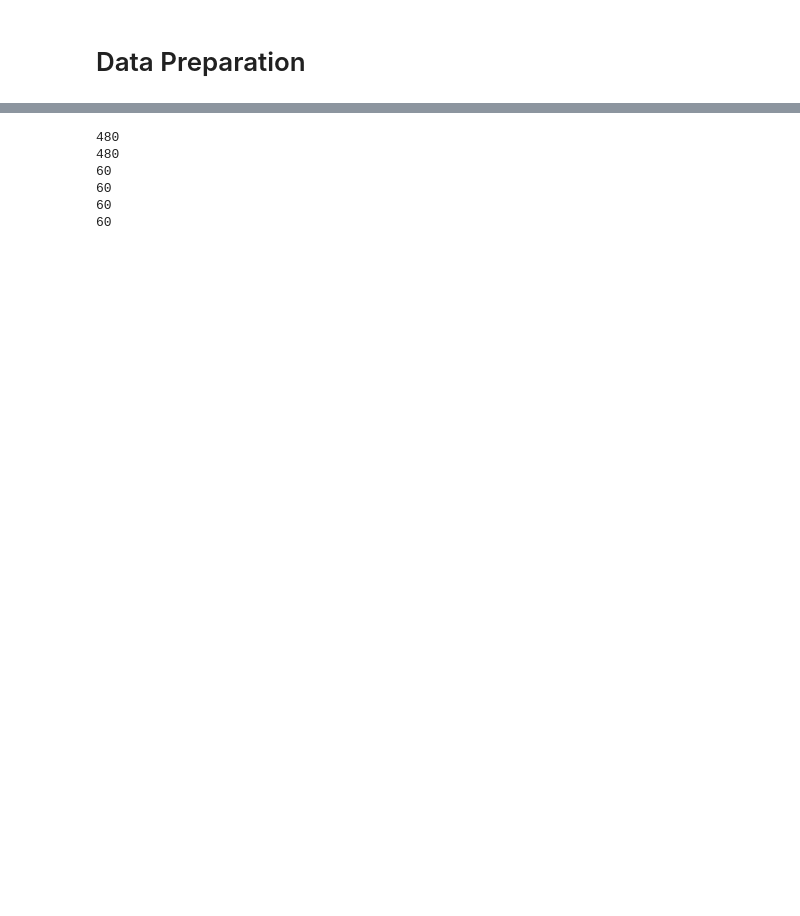
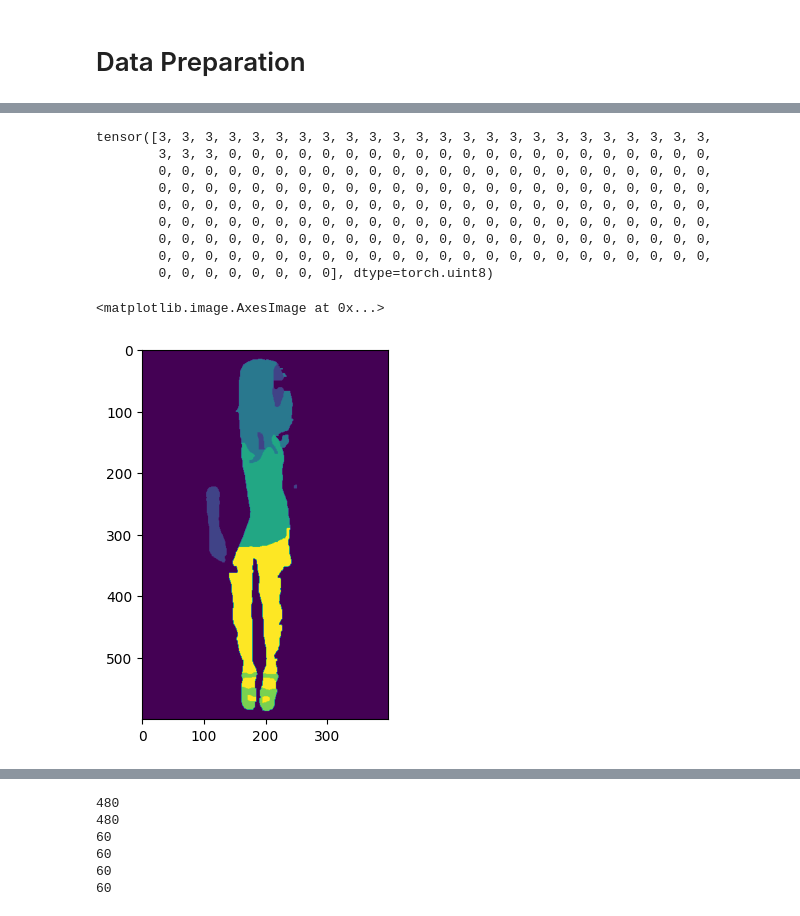
Before and after one commit to Hamza-333/Image_Segmentation, a Jupyter notebook: CSC420_Final_Project.ipynb, the cells around one changed output, grey strips where cells are left out. Saved outputs shown, nothing was run; the diff lists cells and outputs as text; code cells hidden in the pictures; blank space fills up the shorter version.

```diff
--- a/CSC420_Final_Project.ipynb
+++ b/CSC420_Final_Project.ipynb
@@ -23,3 +24,3 @@ Mounted at /content/gdrive
 # %%
-example_clothing = read_image("/content/gdrive/MyDrive/CSC420_Final_Project/project3/labels_clothing/0001_clothes.png")
-example_person = read_image("/content/gdrive/MyDrive/CSC420_Final_Project/project3/labels_person/0001_person.png")
+example_clothing = read_image("/content/gdrive/MyDrive/CSC420_Final_Project/project3/project3/labels_clothing/0001_clothes.png")
+example_person = read_image("/content/gdrive/MyDrive/CSC420_Final_Project/project3/project3/labels_person/0001_person.png")
@@ -88,6 +81,19 @@ print(example_img[0, 30, 100:])
 # %%
 #example clothing label
-print(example_clothing[0, 30, 100:])
+print(example_clothing[0, 200, 200:])
+plt.imshow(example_clothing[0])
+# %% [output]
+tensor([3, 3, 3, 3, 3, 3, 3, 3, 3, 3, 3, 3, 3, 3, 3, 3, 3, 3, 3, 3, 3, 3, 3, 3,
+        3, 3, 3, 0, 0, 0, 0, 0, 0, 0, 0, 0, 0, 0, 0, 0, 0, 0, 0, 0, 0, 0, 0, 0,
+        0, 0, 0, 0, 0, 0, 0, 0, 0, 0, 0, 0, 0, 0, 0, 0, 0, 0, 0, 0, 0, 0, 0, 0,
+        0, 0, 0, 0, 0, 0, 0, 0, 0, 0, 0, 0, 0, 0, 0, 0, 0, 0, 0, 0, 0, 0, 0, 0,
+        0, 0, 0, 0, 0, 0, 0, 0, 0, 0, 0, 0, 0, 0, 0, 0, 0, 0, 0, 0, 0, 0, 0, 0,
+        0, 0, 0, 0, 0, 0, 0, 0, 0, 0, 0, 0, 0, 0, 0, 0, 0, 0, 0, 0, 0, 0, 0, 0,
+        0, 0, 0, 0, 0, 0, 0, 0, 0, 0, 0, 0, 0, 0, 0, 0, 0, 0, 0, 0, 0, 0, 0, 0,
+        0, 0, 0, 0, 0, 0, 0, 0, 0, 0, 0, 0, 0, 0, 0, 0, 0, 0, 0, 0, 0, 0, 0, 0,
+        0, 0, 0, 0, 0, 0, 0, 0], dtype=torch.uint8)
+<matplotlib.image.AxesImage at 0x...>
+[figure, added]
 # %%
 #example person label
 print(example_person[0, 30, 100:])
```
Also changed, not shown: parts of 39 cells of this notebook.
